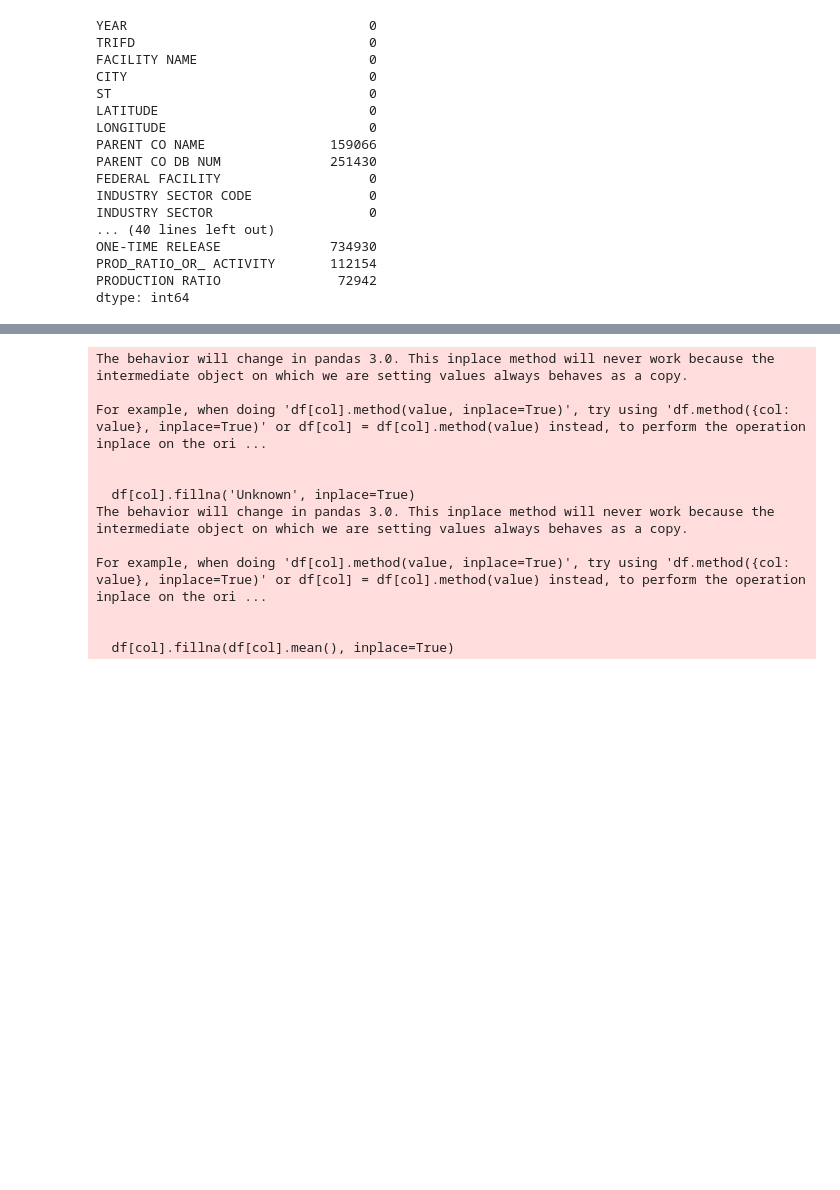
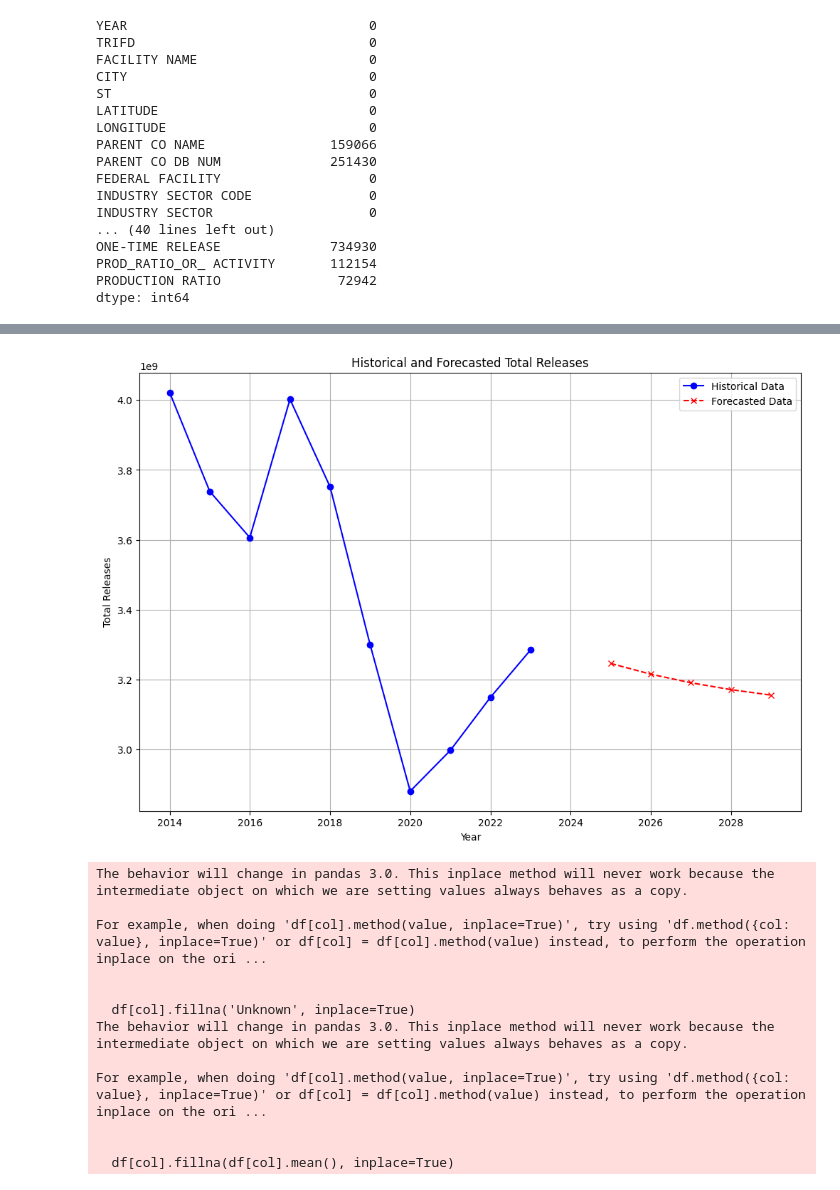
Before and after one commit to sapr5159/Predictive-Analytics-for-Toxic-Chemicals, a Jupyter notebook: main/Data_Mining_Data_Exploration.ipynb, the cells around one changed output, grey strips where cells are left out. Drawn from its saved outputs; the diff is of its cells as text; code cells hidden in the pictures; blank space fills up the shorter version.

```diff
--- a/main/Data_Mining_Data_Exploration.ipynb
+++ b/main/Data_Mining_Data_Exploration.ipynb
@@ -596,0 +653,31 @@ df = df.drop(columns=['TRIFD', 'FACILITY NAME', 'CITY', 'LATITUDE', 'LONGITUDE',
+# %%
+import matplotlib.pyplot as plt
+
+# Combine historical data and forecasted data
+historical_df = time_series_data.reset_index()
+historical_df.columns = ['YEAR', 'ACTUAL']
+
+# Combine historical data with forecasted data
+combined_df = pd.concat([
+    historical_df,
+    forecast_df.rename(columns={'FORECAST': 'ACTUAL'})  # Rename FORECAST to match the column name
+])
+
+# Plot historical and forecasted data
+plt.figure(figsize=(12, 8))
+
+# Plot historical data
+plt.plot(historical_df['YEAR'], historical_df['ACTUAL'], label='Historical Data', marker='o', color='blue')
+
+# Plot forecasted data
+plt.plot(forecast_df['YEAR'], forecast_df['FORECAST'], label='Forecasted Data', marker='x', linestyle='--', color='red')
+
+# Add labels, title, and legend
+plt.title('Historical and Forecasted Total Releases')
+plt.xlabel('Year')
+plt.ylabel('Total Releases')
+plt.legend()
+plt.grid()
+plt.show()
+# %% [output]
+[figure, added]
```
Also changed, not shown: parts of 26 cells of this notebook.
